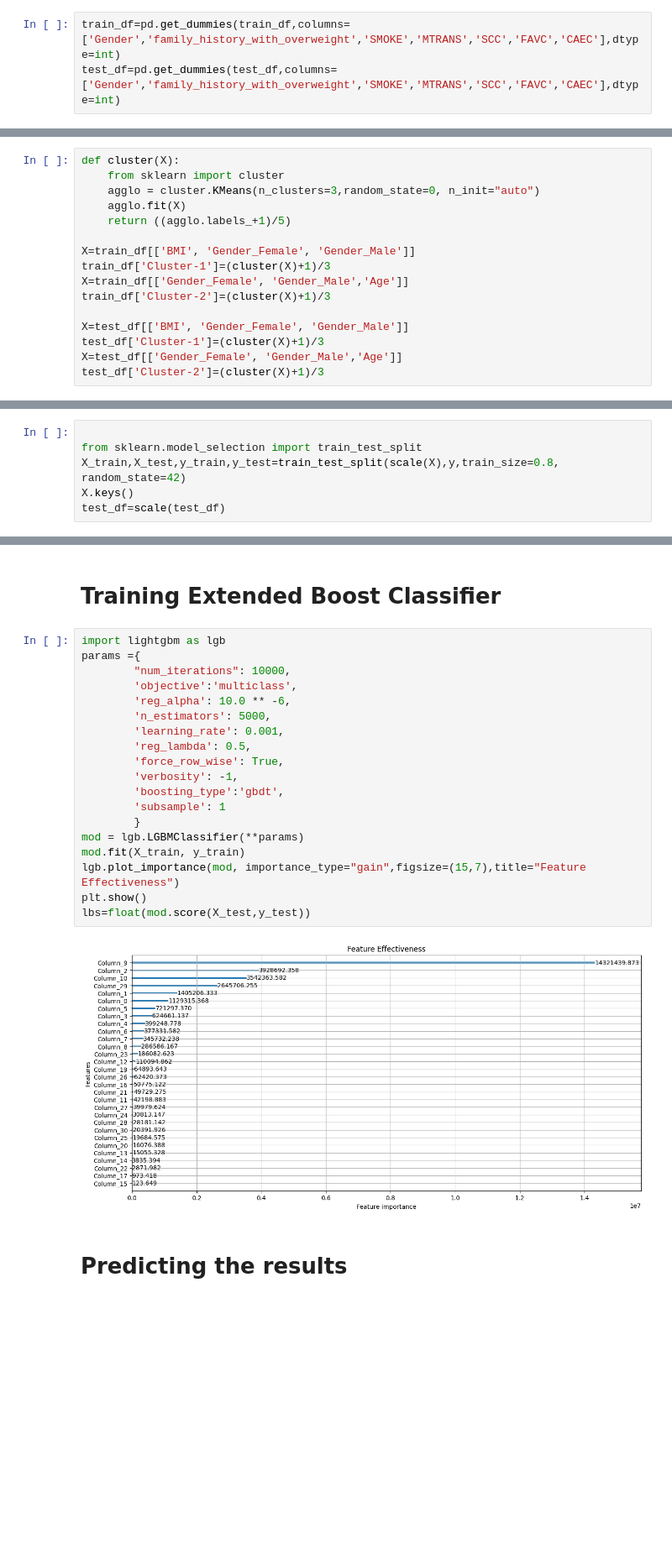
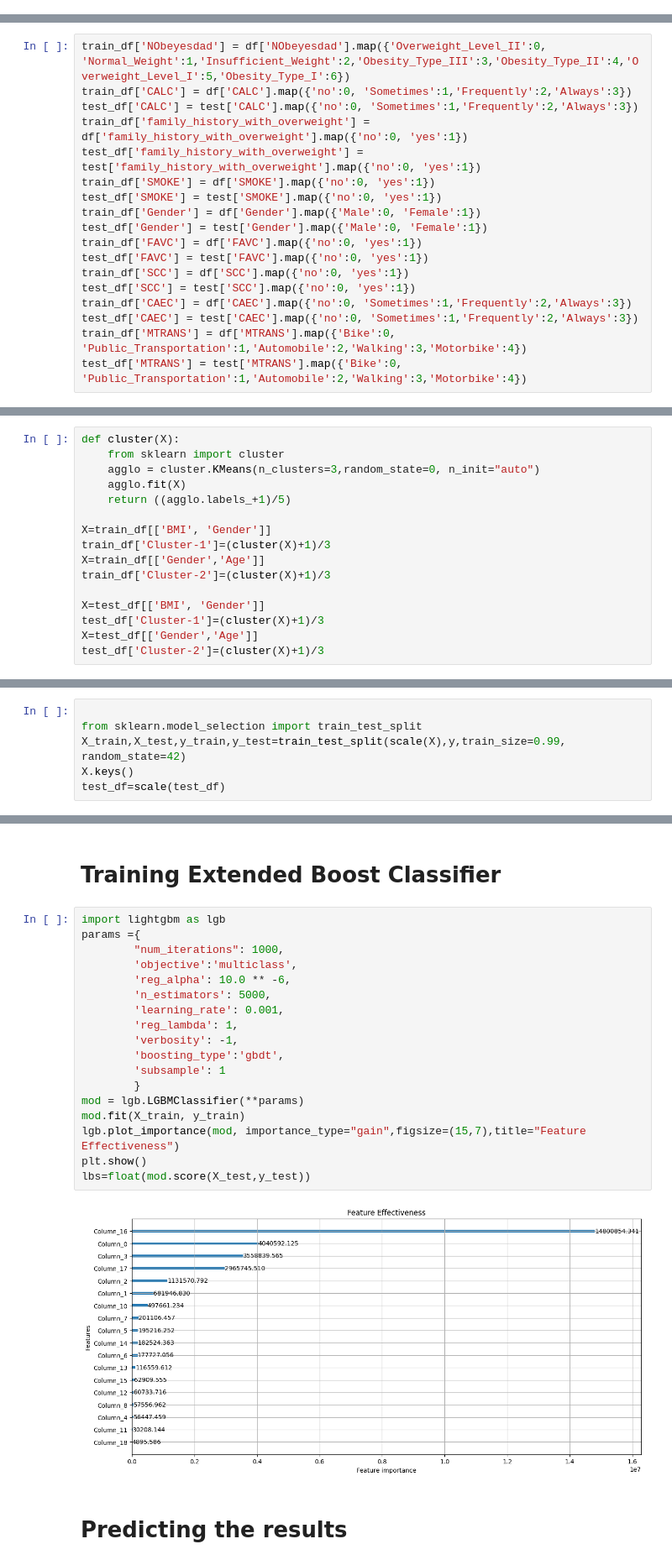
Before and after one commit to snajeebz/playground, a Jupyter notebook: multiclass-prediction-lgbm-simple-and-easy.ipynb, the cells around one changed output, grey strips where cells are left out. Shown at 84% size. Saved outputs shown, nothing was run; the diff lists cells and outputs as text; blank space fills up the shorter version.

```diff
--- a/multiclass-prediction-lgbm-simple-and-easy.ipynb
+++ b/multiclass-prediction-lgbm-simple-and-easy.ipynb
@@ -320,6 +328,3 @@ cat_cols.head()
 | 2 | Female | yes | yes | Sometimes | no | no | no | Public_Transportation | Insufficient_Weight |
 | 3 | Female | yes | yes | Sometimes | no | no | Sometimes | Public_Transportation | Obesity_Type_III |
 | 4 | Male | yes | yes | Sometimes | no | no | Sometimes | Public_Transportation | Overweight_Level_II |
-# %%
-train_df=pd.get_dummies(train_df,columns=['Gender','family_history_with_overweight','SMOKE','MTRANS','SCC','FAVC','CAEC'],dtype=int)
-test_df=pd.get_dummies(test_df,columns=['Gender','family_history_with_overweight','SMOKE','MTRANS','SCC','FAVC','CAEC'],dtype=int)
@@ -326,3 +341,21 @@ test_df=pd.get_dummies(test_df,columns=['Gender','family_history_with_overweight
+# %%
+train_df['NObeyesdad'] = df['NObeyesdad'].map({'Overweight_Level_II':0, 'Normal_Weight':1,'Insufficient_Weight':2,'Obesity_Type_III':3,'Obesity_Type_II':4,'Overweight_Level_I':5,'Obesity_Type_I':6})
+train_df['CALC'] = df['CALC'].map({'no':0, 'Sometimes':1,'Frequently':2,'Always':3})
+test_df['CALC'] = test['CALC'].map({'no':0, 'Sometimes':1,'Frequently':2,'Always':3})
+train_df['family_history_with_overweight'] = df['family_history_with_overweight'].map({'no':0, 'yes':1})
+test_df['family_history_with_overweight'] = test['family_history_with_overweight'].map({'no':0, 'yes':1})
+train_df['SMOKE'] = df['SMOKE'].map({'no':0, 'yes':1})
+test_df['SMOKE'] = test['SMOKE'].map({'no':0, 'yes':1})
+train_df['Gender'] = df['Gender'].map({'Male':0, 'Female':1})
+test_df['Gender'] = test['Gender'].map({'Male':0, 'Female':1})
+train_df['FAVC'] = df['FAVC'].map({'no':0, 'yes':1})
+test_df['FAVC'] = test['FAVC'].map({'no':0, 'yes':1})
+train_df['SCC'] = df['SCC'].map({'no':0, 'yes':1})
+test_df['SCC'] = test['SCC'].map({'no':0, 'yes':1})
+train_df['CAEC'] = df['CAEC'].map({'no':0, 'Sometimes':1,'Frequently':2,'Always':3})
+test_df['CAEC'] = test['CAEC'].map({'no':0, 'Sometimes':1,'Frequently':2,'Always':3})
+train_df['MTRANS'] = df['MTRANS'].map({'Bike':0, 'Public_Transportation':1,'Automobile':2,'Walking':3,'Motorbike':4})
+test_df['MTRANS'] = test['MTRANS'].map({'Bike':0, 'Public_Transportation':1,'Automobile':2,'Walking':3,'Motorbike':4})
 # %%
 test_df
 # %% [output]
@@ -387,14 +403,14 @@ def cluster(X):
     agglo.fit(X)
     return ((agglo.labels_+1)/5)
 
-X=train_df[['BMI', 'Gender_Female', 'Gender_Male']]
+X=train_df[['BMI', 'Gender']]
 train_df['Cluster-1']=(cluster(X)+1)/3
-X=train_df[['Gender_Female', 'Gender_Male','Age']]
+X=train_df[['Gender','Age']]
 train_df['Cluster-2']=(cluster(X)+1)/3
 
-X=test_df[['BMI', 'Gender_Female', 'Gender_Male']]
+X=test_df[['BMI', 'Gender']]
 test_df['Cluster-1']=(cluster(X)+1)/3
-X=test_df[['Gender_Female', 'Gender_Male','Age']]
+X=test_df[['Gender','Age']]
 test_df['Cluster-2']=(cluster(X)+1)/3
 # %% [markdown]
 # Correlation between Features
@@ -443,7 +449,7 @@ Index(['Age', 'Height', 'Weight', 'FCVC', 'NCP', 'CH2O', 'FAF', 'TUE', 'CALC',
 # %%
 
 from sklearn.model_selection import train_test_split
-X_train,X_test,y_train,y_test=train_test_split(scale(X),y,train_size=0.8, random_state=42)
+X_train,X_test,y_train,y_test=train_test_split(scale(X),y,train_size=0.99, random_state=42)
 X.keys()
 test_df=scale(test_df)
 # %% [markdown]
@@ -465,24 +471,23 @@ def evaluate(y_test,ypred):
 # %%
 import lightgbm as lgb
 params ={
-        "num_iterations": 10000,
+        "num_iterations": 1000,
         'objective':'multiclass',
         'reg_alpha': 10.0 ** -6,
         'n_estimators': 5000,
         'learning_rate': 0.001,
-        'reg_lambda': 0.5,
-        'force_row_wise': True,
+        'reg_lambda': 1,
         'verbosity': -1,
         'boosting_type':'gbdt',
         'subsample': 1
         }
 mod = lgb.LGBMClassifier(**params)
 mod.fit(X_train, y_train)
 lgb.plot_importance(mod, importance_type="gain",figsize=(15,7),title="Feature Effectiveness")
 plt.show()
 lbs=float(mod.score(X_test,y_test))
 # %% [output]
-[figure, old version]
+[figure, new version]
 # %% [markdown]
 # Predicting the results
 # %%
```
Also changed, not shown: parts of 15 cells of this notebook.
